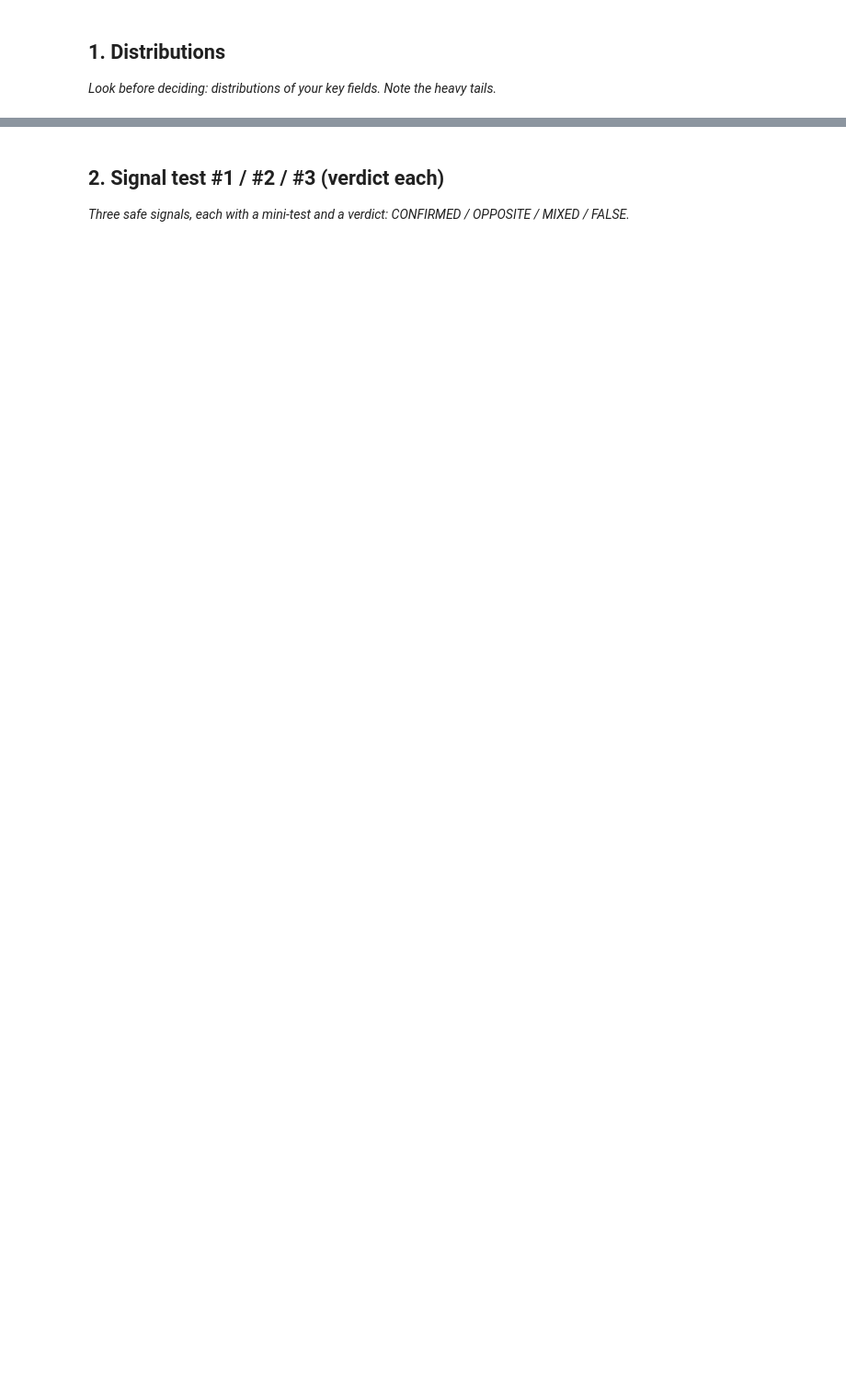
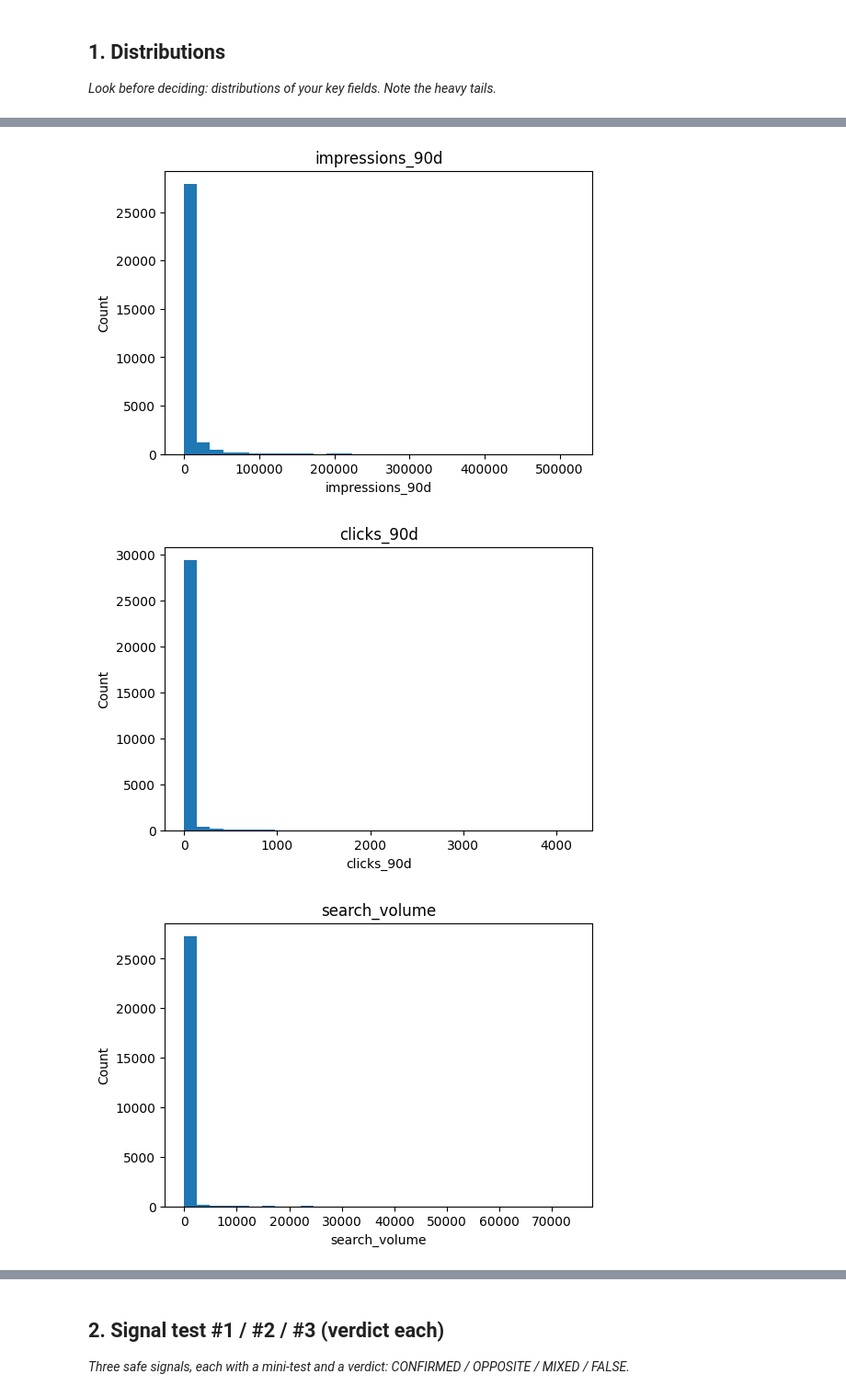
Before and after one commit to muneebulhaq02/flyrank-ml-internship, a Jupyter notebook: work/notebooks/w04_signal_audit.ipynb, the cells around one changed output, grey strips where cells are left out. Shown at 92% size. Cells and saved outputs as stored; diff of their text form; code cells hidden in the pictures; blank space fills up the shorter version.

```diff
--- a/work/notebooks/w04_signal_audit.ipynb
+++ b/work/notebooks/w04_signal_audit.ipynb
@@ -13,3 +30,36 @@ This skeleton is yours to fill. Work the sections **in order** — each one has
 # %%
 # This cell is for CODE (numbers, a query, a check).
 # Write your text answer in the cell ABOVE this one — typing sentences here breaks Run All.
+import pandas as pd
+import matplotlib.pyplot as plt
+import numpy as np
+
+df = pd.read_csv("data/raw/content_refresh_anonymized.csv")
+
+columns = [
+    "impressions_90d",
+    "clicks_90d",
+    "search_volume",
+    "content_age_days"
+]
+
+for col in columns:
+
+    plt.figure(figsize=(6,4))
+
+    plt.hist(df[col].dropna(), bins=30)
+
+    plt.title(col)
+
+    plt.xlabel(col)
+
+    plt.ylabel("Count")
+
+    plt.show()
+
+print("\nSummary Statistics\n")
+print(df[columns].describe().T)
+# %% [output]
+[figure, added]
+[figure, added]
+[figure, added]
```
Also changed, not shown: parts of 10 cells of this notebook.
